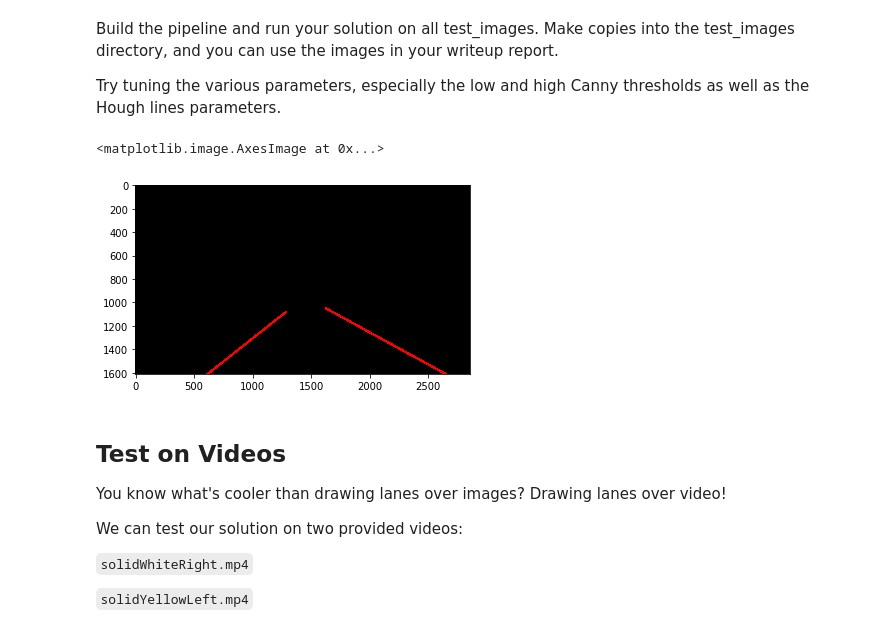
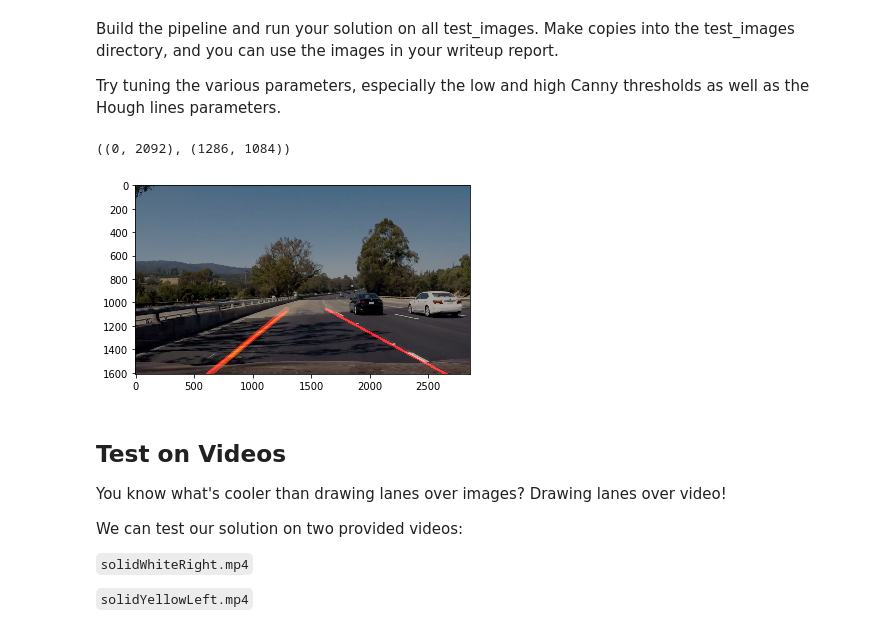
Before and after one commit to Ehsankeikha/CarND-LaneLines-P1, a Jupyter notebook: P1.ipynb, the cells around one changed output. Saved outputs shown, nothing was run; the diff lists cells and outputs as text; code cells hidden in the pictures.

```diff
--- a/P1.ipynb
+++ b/P1.ipynb
@@ -79,6 +79,7 @@ This image is: <class 'numpy.ndarray'> with dimensions: (540, 960, 3)
 # %% [markdown]
 Below are some helper functions to help get you started. They should look familiar from the lesson!
 # %%
+lineobj=[]
 import math
 import numpy as np
 
@@ -132,7 +133,7 @@ def reject_outliers(x,y, m):
 
 
 
-def draw_lines(img, lines, color=[255, 0, 0], thickness=20):
+def draw_lines(img, lines,color=[255, 0, 0], thickness=20):
     """
     NOTE: this is the function you might want to use as a starting point once you want to
     average/extrapolate the line segments you detect to map out the full
@@ -153,6 +154,8 @@ def draw_lines(img, lines, color=[255, 0, 0], thickness=20):
     Y_left=[];
     X_right=[];
     Y_right=[];
+    r_left=[];
+    r_right=[];
     imshape = img.shape
     for line in lines:
         for x1,y1,x2,y2 in line:
@@ -161,12 +164,15 @@ def draw_lines(img, lines, color=[255, 0, 0], thickness=20):
                 X_left.append(x2);
                 Y_left.append(y1);
                 Y_left.append(y2);
+                r_left.append((y2-y1)/(x2-x1));
 
             elif((math.atan((y2-y1)/(x2-x1)) > 0) & (math.atan((y2-y1)/(x2-x1)) > 0.5) & (x1 > imshape[1]/2) & (x2 > imshape[1]/2 ) ) :
                 X_right.append(x1);
                 X_right.append(x2);
                 Y_right.append(y1);
                 Y_right.append(y2);
+                r_right.append((y2-y1)/(x2-x1));
+
     if  X_right:
         #print(np.shape(X_right))
         X_right,Y_right=reject_outliers(X_right,Y_right, 2)
@@ -182,6 +188,8 @@ def draw_lines(img, lines, color=[255, 0, 0], thickness=20):
         xp_left=[0 ,0.45*imshape[1]]
         yp_left=P_left(xp_left)
         cv2.line(img, (int(xp_left[0]), int(yp_left[0])), (int(xp_left[1]), int(yp_left[1])), color, thickness)
+
+    lineobj.append(((int(xp_left[0]), int(yp_left[0])), (int(xp_left[1]), int(yp_left[1]))))
 
 
 def hough_lines(img, rho, theta, threshold, min_line_len, max_line_gap):
@@ -243,43 +252,45 @@ def findLinePipeline(img):
     gray = grayscale(img)
     # Define a kernel size and apply Gaussian smoothing
     kernel_size = 5
-    blur_gray = gaussian_blur(img, kernel_size)
+    blur_gray = gaussian_blur(gray, kernel_size)
 
     # Define our parameters for Canny and apply
     low_threshold = 120
     high_threshold = 180
-    edges=canny(img, low_threshold, high_threshold)
+    edges=canny(blur_gray, low_threshold, high_threshold)
 
     # Next we'll create a masked edges image using cv2.fillPoly()
     mask = np.zeros_like(edges)
     ignore_mask_color = 255
 
     # This time we are defining a four sided polygon to mask
     imshape = img.shape
     vertices = np.array([[(0.2*imshape[1],0.95*imshape[0]),(0.45*imshape[1],0.6*imshape[0]), (0.58*imshape[1],0.65*imshape[0]), (0.90*imshape[1],0.95*imshape[0])]], dtype=np.int32)
-    cv2.fillPoly(mask, vertices, ignore_mask_color)
-    masked_edges = cv2.bitwise_and(edges, mask)
+
+    masked_edges=region_of_interest(edges,vertices)
+    #cv2.fillPoly(mask, vertices, ignore_mask_color)
+    #masked_edges = cv2.bitwise_and(edges, mask)
 
     # Define the Hough transform parameters
     # Make a blank the same size as our image to draw on
     rho = 5 # distance resolution in pixels of the Hough grid
     theta = np.pi/180 # angular resolution in radians of the Hough grid
     threshold = 30     # minimum number of votes (intersections in Hough grid cell)
     min_line_len = 11 #minimum number of pixels making up a line
     max_line_gap = 2    # maximum gap in pixels between connectable line segments
 
     line_image=hough_lines(masked_edges, rho, theta,threshold,min_line_len,max_line_gap)
     processedimage=weighted_img(line_image, img, α=0.8, β=1., λ=0.)
-    return(line_image)
+    return(processedimage)
 img = mpimg.imread('test_images/whiteCarLaneSwitch.jpg')
 img = mpimg.imread('test_images/Challenge3.jpg')
 
 gray=findLinePipeline(img);
 #type(gray)
 plt.imshow(gray)
 # %% [output]
-<matplotlib.image.AxesImage at 0x...>
+((0, 2092), (1286, 1084))
-[figure, old version]
+[figure, new version]
 # %% [markdown]
 ## Test on Videos
 
```
Also changed, not shown: parts of 5 cells of this notebook.
